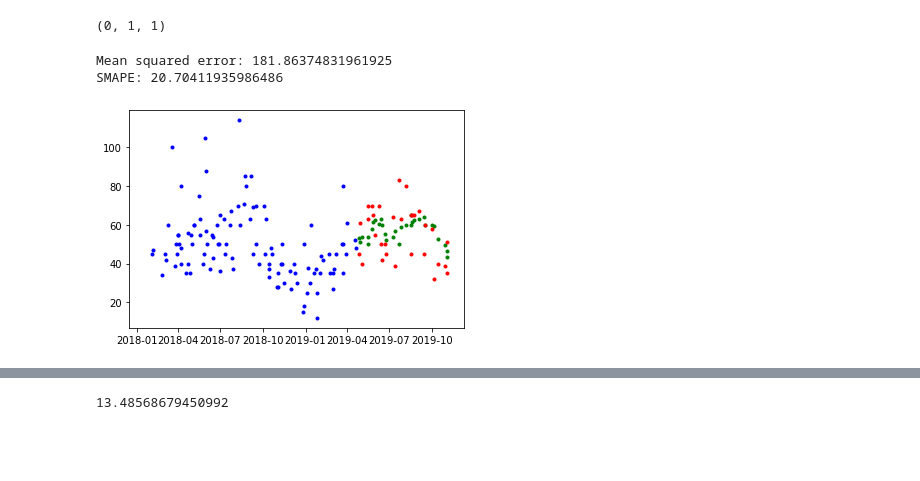
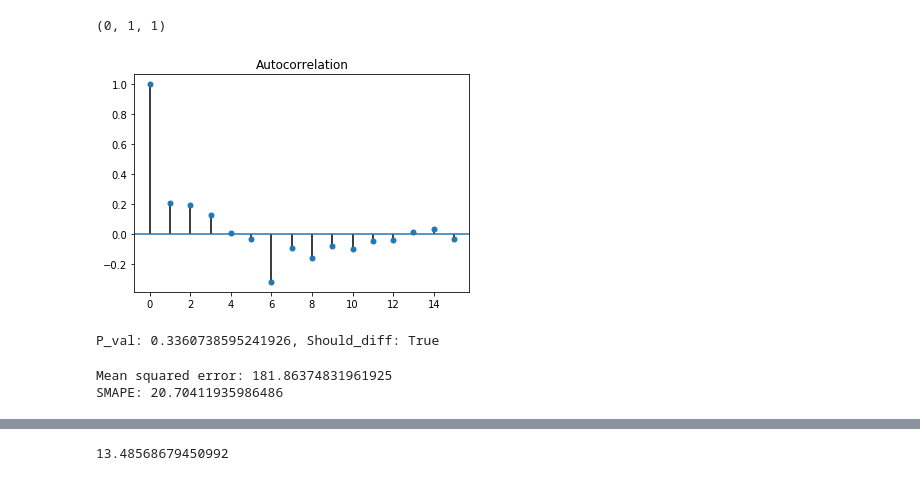
Before and after one commit to kamransoomro84/souper-duper, a Jupyter notebook: notebooks/Time series model analysis.ipynb, the cells around one changed output, grey strips where cells are left out. Drawn from its saved outputs; the diff is of its cells as text; code cells hidden in the pictures; blank space fills up the shorter version.

```diff
--- a/notebooks/Time series model analysis.ipynb
+++ b/notebooks/Time series model analysis.ipynb
@@ -162,6 +184,20 @@ Total fit time: 0.753 seconds
 auto.order
 # %% [output]
 (0, 1, 1)
+# %%
+pm.plot_acf(test.Count)
+# %% [output]
+[figure, added]
+# %%
+from pmdarima.arima.stationarity import ADFTest
+
+# Test whether we should difference at the alpha=0.05
+# significance level
+adf_test = ADFTest(alpha=0.05)
+p_val, should_diff = adf_test.should_diff(train.Count)
+print('P_val: {}, Should_diff: {}'.format(p_val,should_diff))
+# %% [output]
+P_val: 0.3360738595241926, Should_diff: True
 # %%
 from sklearn.metrics import mean_squared_error
 from pmdarima.metrics import smape
@@ -190,11 +226,3 @@ print(f"SMAPE: {smape(test.Count, forecasts)}")
 # %% [output]
 Mean squared error: 181.86374831961925
 SMAPE: 20.70411935986486
-# %%
-plt.scatter(train.index, train.Count, color='blue',marker='.')
-plt.scatter(test.index, forecasts, color='green', marker='.')
-
-plt.scatter(test.index, test.Count, color='red',marker='.')
-plt.show()
-# %% [output]
-[figure, removed]
```
Also changed, not shown: parts of 5 cells of this notebook.
